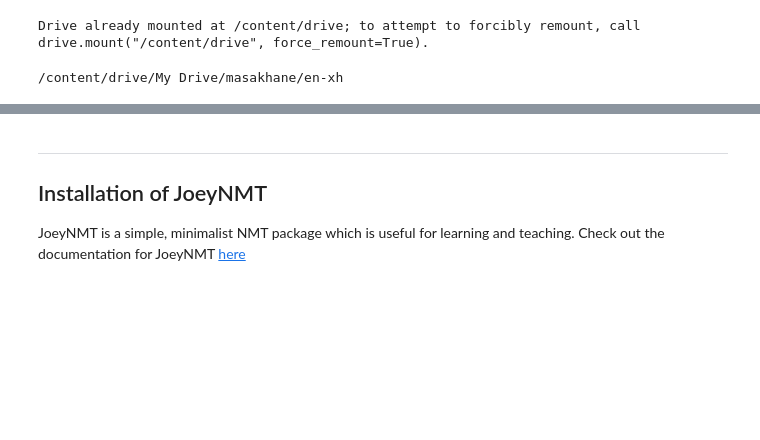
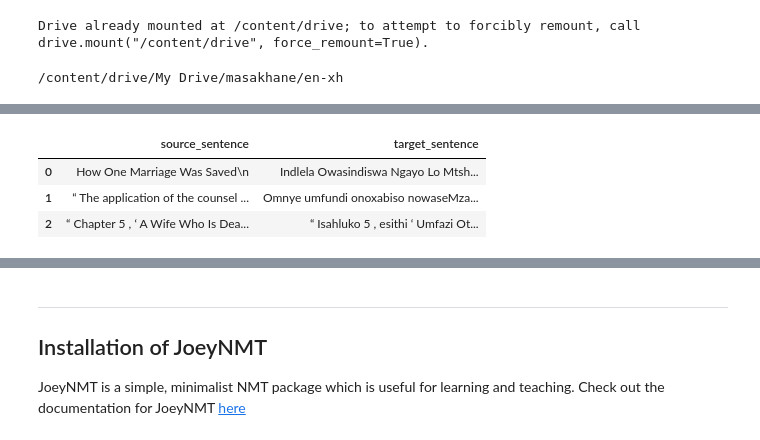
Before and after one commit to masakhane-io/masakhane-mt, a Jupyter notebook: starter_notebook.ipynb, the cells around one changed output, grey strips where cells are left out. Drawn from its saved outputs; the diff is of its cells as text; code cells hidden in the pictures; blank space fills up the shorter version.

```diff
--- a/starter_notebook.ipynb
+++ b/starter_notebook.ipynb
@@ -109,0 +71,21 @@ df.head(3)
+# %%
+# TMX file to dataframe
+source_file = 'jw300.' + source_language
+target_file = 'jw300.' + target_language
+
+source = []
+target = []
+with open(source_file) as f:
+  for _, line in enumerate(f):
+    source.append(line)
+with open(target_file) as f:
+  for _, line in enumerate(f):
+    target.append(line)
+
+df = pd.DataFrame(zip(source, target), columns=['source_sentence', 'target_sentence'])
+df.head(3)
+# %% [output]
+|  | source_sentence | target_sentence |
+| 0 | How One Marriage Was Saved\n | Indlela Owasindiswa Ngayo Lo Mtsh... |
+| 1 | “ The application of the counsel ... | Omnye umfundi onoxabiso nowaseMza... |
+| 2 | “ Chapter 5 , ‘ A Wife Who Is Dea... | “ Isahluko 5 , esithi ‘ Umfazi Ot... |
```
Also changed, not shown: parts of 13 cells of this notebook.
